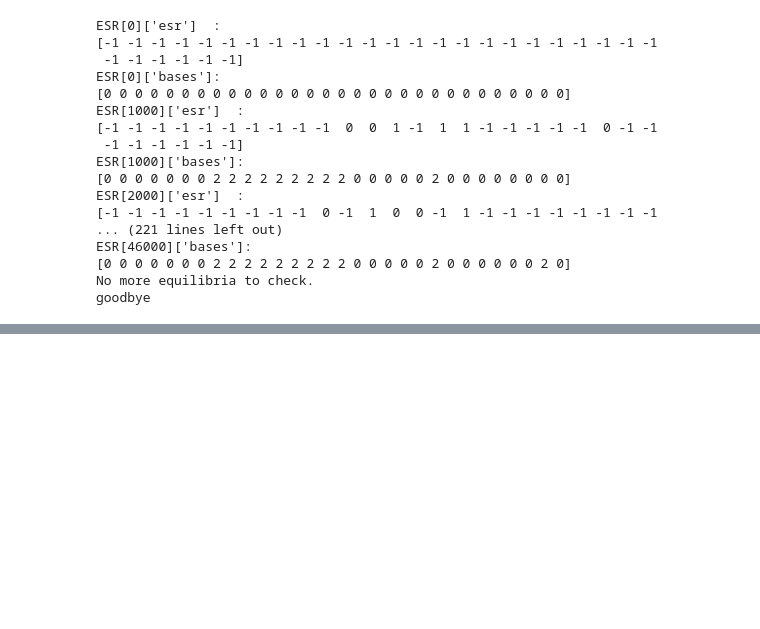
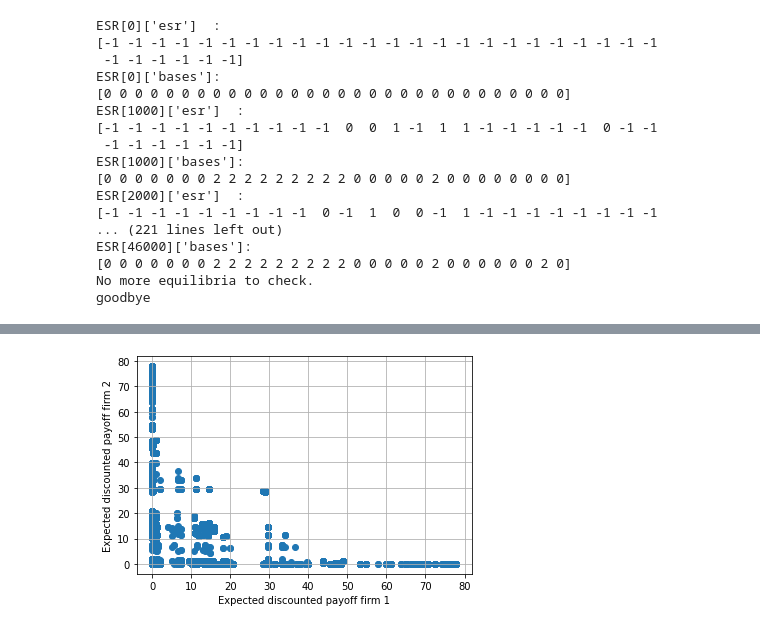
Before and after one commit to JonathanIsaksen/Dynamic-Programming-Leapfrogging, a Jupyter notebook: Solve.ipynb, the cells around one changed output, grey strips where cells are left out. Saved outputs shown, nothing was run; the diff lists cells and outputs as text; code cells hidden in the pictures; blank space fills up the shorter version.

```diff
--- a/Solve.ipynb
+++ b/Solve.ipynb
@@ -40,5 +59,5 @@ goodbye
 # %%
-number_of_equilibria=np.size(TAU)
+number_of_equilibria=np.size(out)
 T=torch.numel(torch.tensor(lf.stage_index))
 
 y = np.zeros(T)
@@ -72,0 +85,9 @@ for iEQ in range(number_of_equilibria):
+# %%
+plt.scatter(V[:,0],V[:,1])
+fig2 = plt.gca()
+fig2.set_ylabel('Expected discounted payoff firm 2')
+fig2.set_xlabel('Expected discounted payoff firm 1')
+fig2.grid(True)
+plt.show()
+# %% [output]
+[figure, added]
```
Also changed, not shown: parts of 6 cells of this notebook, 2 other files.
